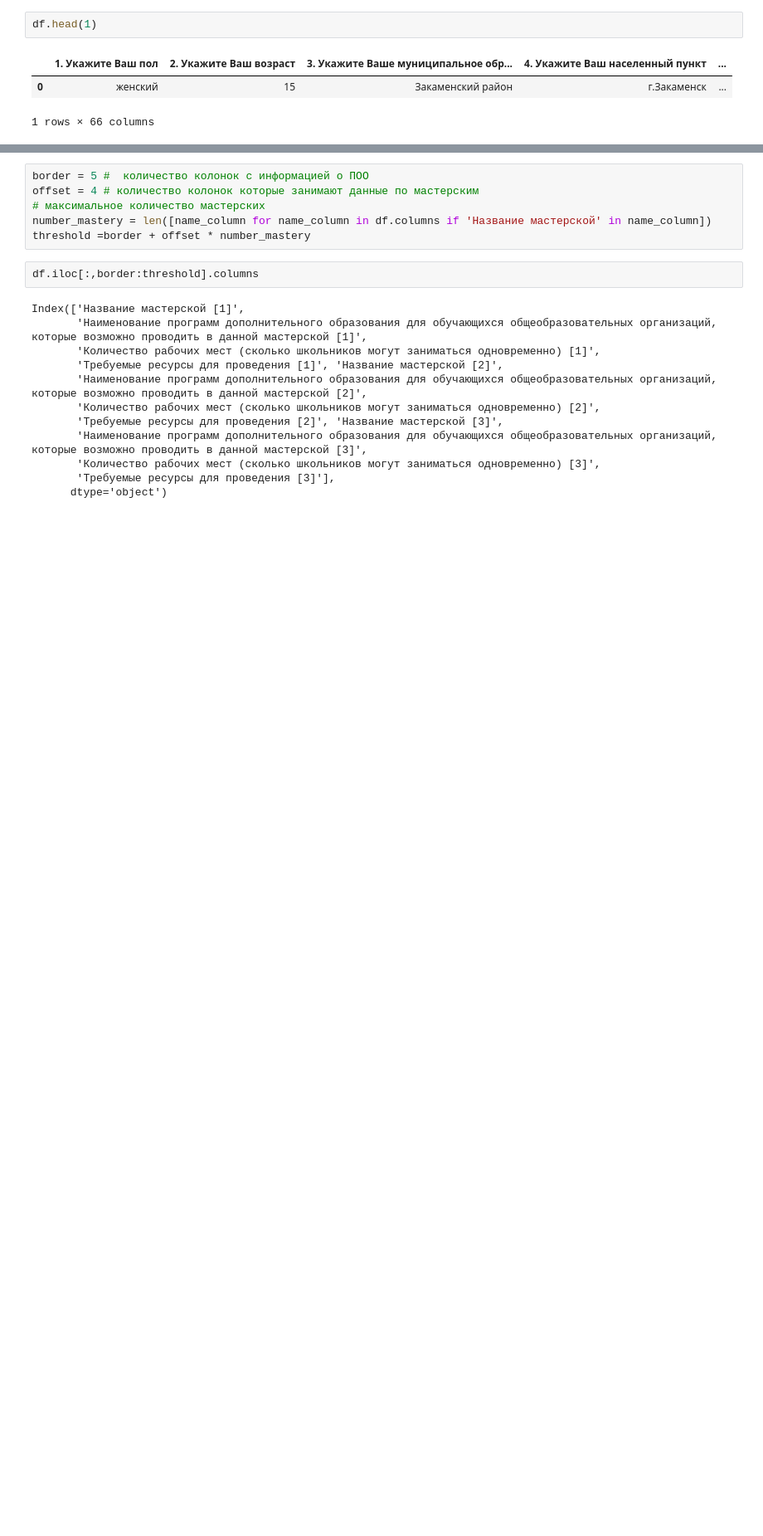
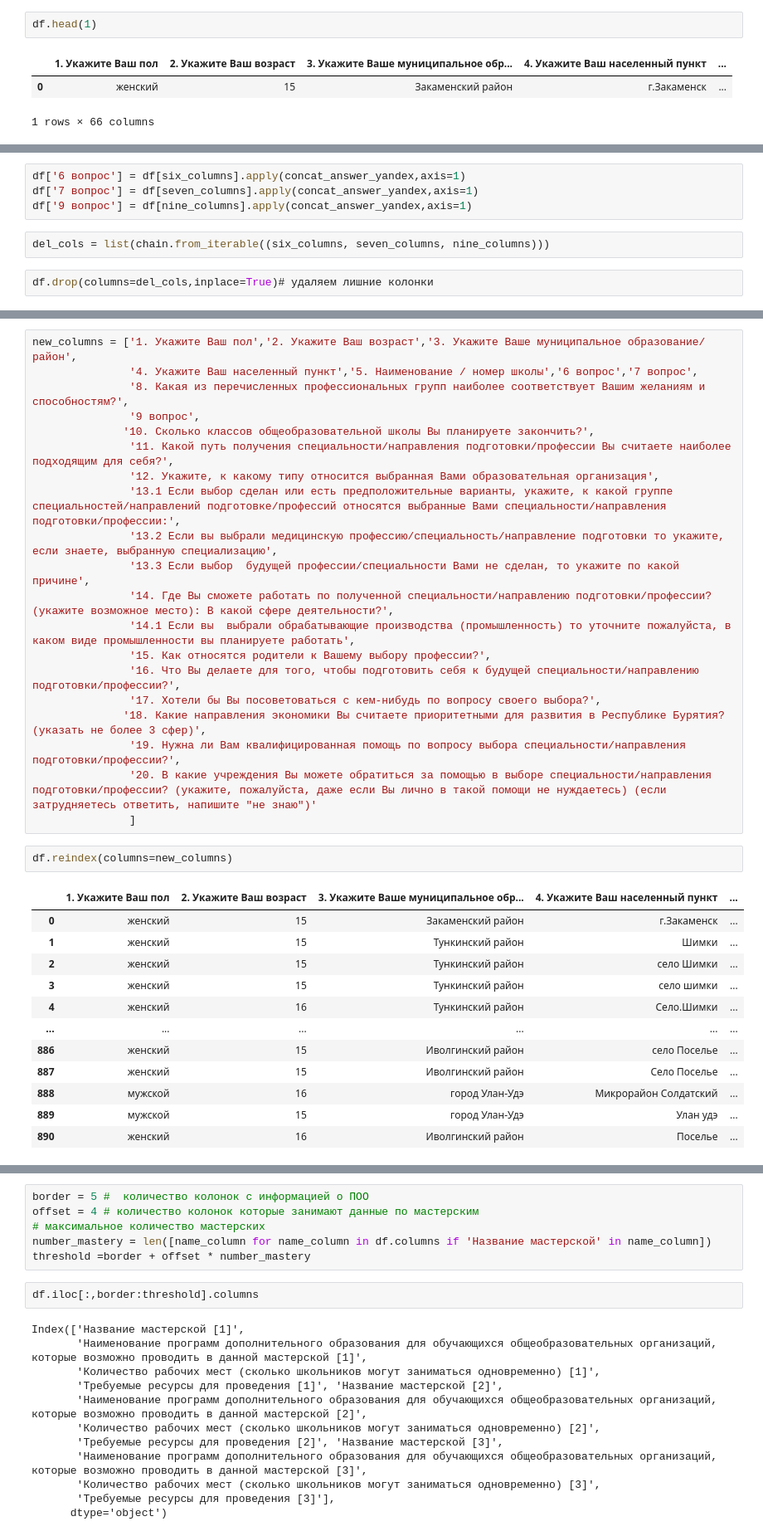
Before and after one commit to t0r1n88/Alora, a Jupyter notebook: Opros_Republic.ipynb, the cells around one changed output, grey strips where cells are left out. Shown at 83% size. Drawn from its saved outputs; the diff is of its cells as text; blank space fills up the shorter version.

Commit message:
СДелал базовый вариант

```diff
--- a/Opros_Republic.ipynb
+++ b/Opros_Republic.ipynb
@@ -65,0 +35,8 @@ df['6 вопрос'] = df[six_columns].apply(concat_answer_yandex,axis=1)
+# %%
+df['6 вопрос'] = df[six_columns].apply(concat_answer_yandex,axis=1)
+df['7 вопрос'] = df[seven_columns].apply(concat_answer_yandex,axis=1)
+df['9 вопрос'] = df[nine_columns].apply(concat_answer_yandex,axis=1)
+# %%
+del_cols = list(chain.from_iterable((six_columns, seven_columns, nine_columns)))
+# %%
+df.drop(columns=del_cols,inplace=True)# удаляем лишние колонки
@@ -65,0 +63,35 @@ df['6 вопрос'] = df[six_columns].apply(concat_answer_yandex,axis=1)
+# %%
+new_columns = ['1. Укажите Ваш пол','2. Укажите Ваш возраст','3. Укажите Ваше муниципальное образование/ район',
+               '4. Укажите Ваш населенный пункт','5. Наименование / номер школы','6 вопрос','7 вопрос',
+               '8. Какая из перечисленных профессиональных групп наиболее соответствует Вашим желаниям и способностям?',
+               '9 вопрос',
+              '10. Сколько классов общеобразовательной школы Вы планируете закончить?',
+               '11. Какой путь получения специальности/направления подготовки/профессии Вы считаете наиболее подходящим для себя?',
+               '12. Укажите, к какому типу относится выбранная Вами образовательная организация',
+               '13.1 Если выбор сделан или есть предположительные варианты, укажите, к какой группе специальностей/направлений подготовке/профессий относятся выбранные Вами специальности/направления подготовки/профессии:',
+               '13.2 Если вы выбрали медицинскую профессию/специальность/направление подготовки то укажите, если знаете, выбранную специализацию',
+               '13.3 Если выбор  будущей профессии/специальности Вами не сделан, то укажите по какой причине',
+               '14. Где Вы сможете работать по полученной специальности/направлению подготовки/профессии? (укажите возможное место): В какой сфере деятельности?',
+               '14.1 Если вы  выбрали обрабатывающие производства (промышленность) то уточните пожалуйста, в каком виде промышленности вы планируете работать',
+               '15. Как относятся родители к Вашему выбору профессии?',
+               '16. Что Вы делаете для того, чтобы подготовить себя к будущей специальности/направлению подготовки/профессии?',
+               '17. Хотели бы Вы посоветоваться с кем-нибудь по вопросу своего выбора?',
+              '18. Какие направления экономики Вы считаете приоритетными для развития в Республике Бурятия? (указать не более 3 сфер)',
+               '19. Нужна ли Вам квалифицированная помощь по вопросу выбора специальности/направления подготовки/профессии?',
+               '20. В какие учреждения Вы можете обратиться за помощью в выборе специальности/направления подготовки/профессии? (укажите, пожалуйста, даже если Вы лично в такой помощи не нуждаетесь) (если затрудняетесь ответить, напишите "не знаю")'
+               ]
+# %%
+df.reindex(columns=new_columns)
+# %% [output]
+|  | 1. Укажите Ваш пол | 2. Укажите Ваш возраст | 3. Укажите Ваше муниципальное обр... | 4. Укажите Ваш населенный пункт | ... |
+| 0 | женский | 15 | Закаменский район | г.Закаменск | ... |
+| 1 | женский | 15 | Тункинский район | Шимки | ... |
+| 2 | женский | 15 | Тункинский район | село Шимки | ... |
+| 3 | женский | 15 | Тункинский район | село шимки | ... |
+| 4 | женский | 16 | Тункинский район | Село.Шимки | ... |
+| ... | ... | ... | ... | ... | ... |
+| 886 | женский | 15 | Иволгинский район | село Поселье | ... |
+| 887 | женский | 15 | Иволгинский район | Село Поселье | ... |
+| 888 | мужской | 16 | город Улан-Удэ | Микрорайон Солдатский | ... |
+| 889 | мужской | 15 | город Улан-Удэ | Улан удэ | ... |
+| 890 | женский | 16 | Иволгинский район | Поселье | ... |
```
Also changed, not shown: parts of 10 cells of this notebook.
